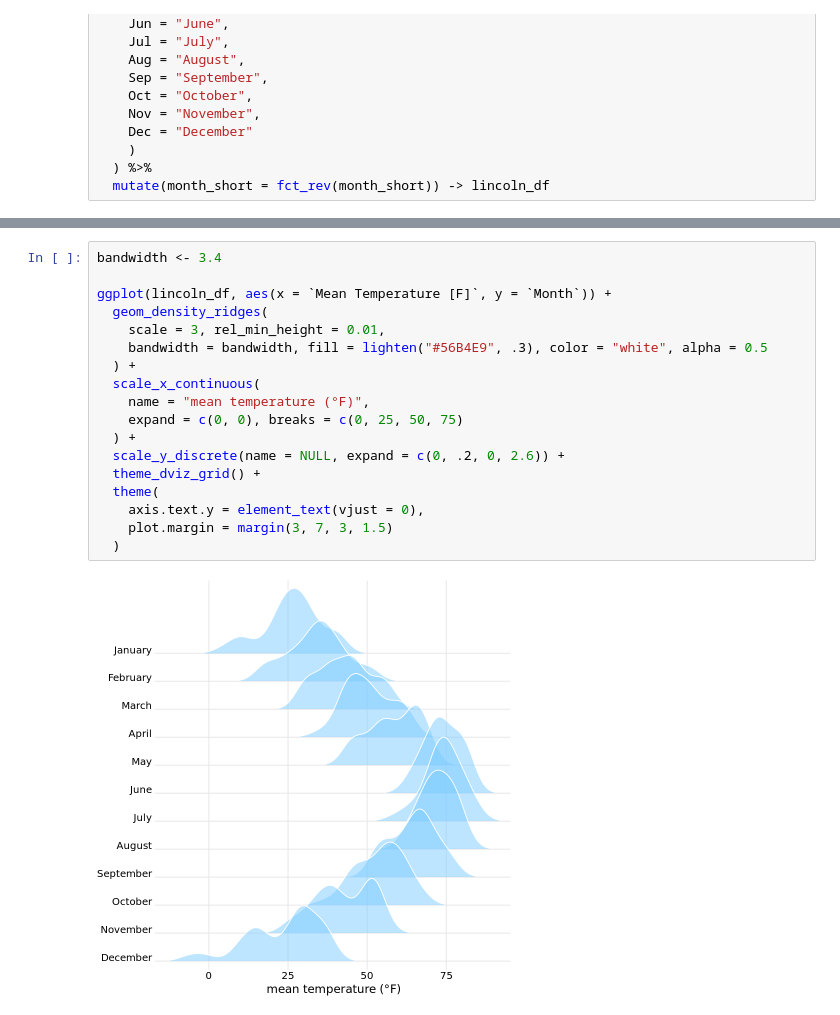
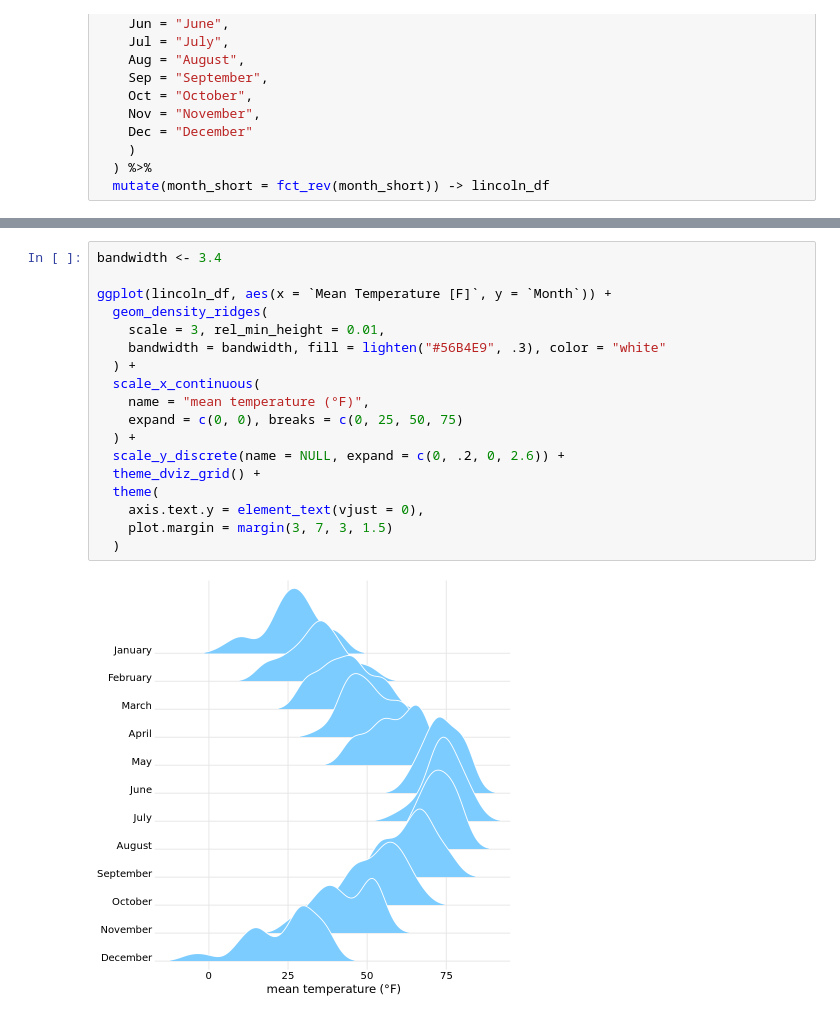
Before and after one commit to Venustiano/DataVis2, a Jupyter notebook: material/scripts/FDV/Fig9_9_Lincoln_weather.ipynb, the cells around one changed output, grey strips where cells are left out. Cells and saved outputs as stored; diff of their text form.

```diff
--- a/material/scripts/FDV/Fig9_9_Lincoln_weather.ipynb
+++ b/material/scripts/FDV/Fig9_9_Lincoln_weather.ipynb
@@ -55,20 +55,20 @@ A tibble: 6 × 25
 # %%
 bandwidth <- 3.4
 
 ggplot(lincoln_df, aes(x = `Mean Temperature [F]`, y = `Month`)) +
   geom_density_ridges(
 	scale = 3, rel_min_height = 0.01,
-	bandwidth = bandwidth, fill = lighten("#56B4E9", .3), color = "white", alpha = 0.5
+	bandwidth = bandwidth, fill = lighten("#56B4E9", .3), color = "white"
   ) +
   scale_x_continuous(
 	name = "mean temperature (°F)",
 	expand = c(0, 0), breaks = c(0, 25, 50, 75)
   ) +
   scale_y_discrete(name = NULL, expand = c(0, .2, 0, 2.6)) +
   theme_dviz_grid() +
   theme(
 	axis.text.y = element_text(vjust = 0),
 	plot.margin = margin(3, 7, 3, 1.5)
   )
 # %% [output]
-[figure, old version]
+[figure, new version]
```
Also changed, not shown: 5 other files.
